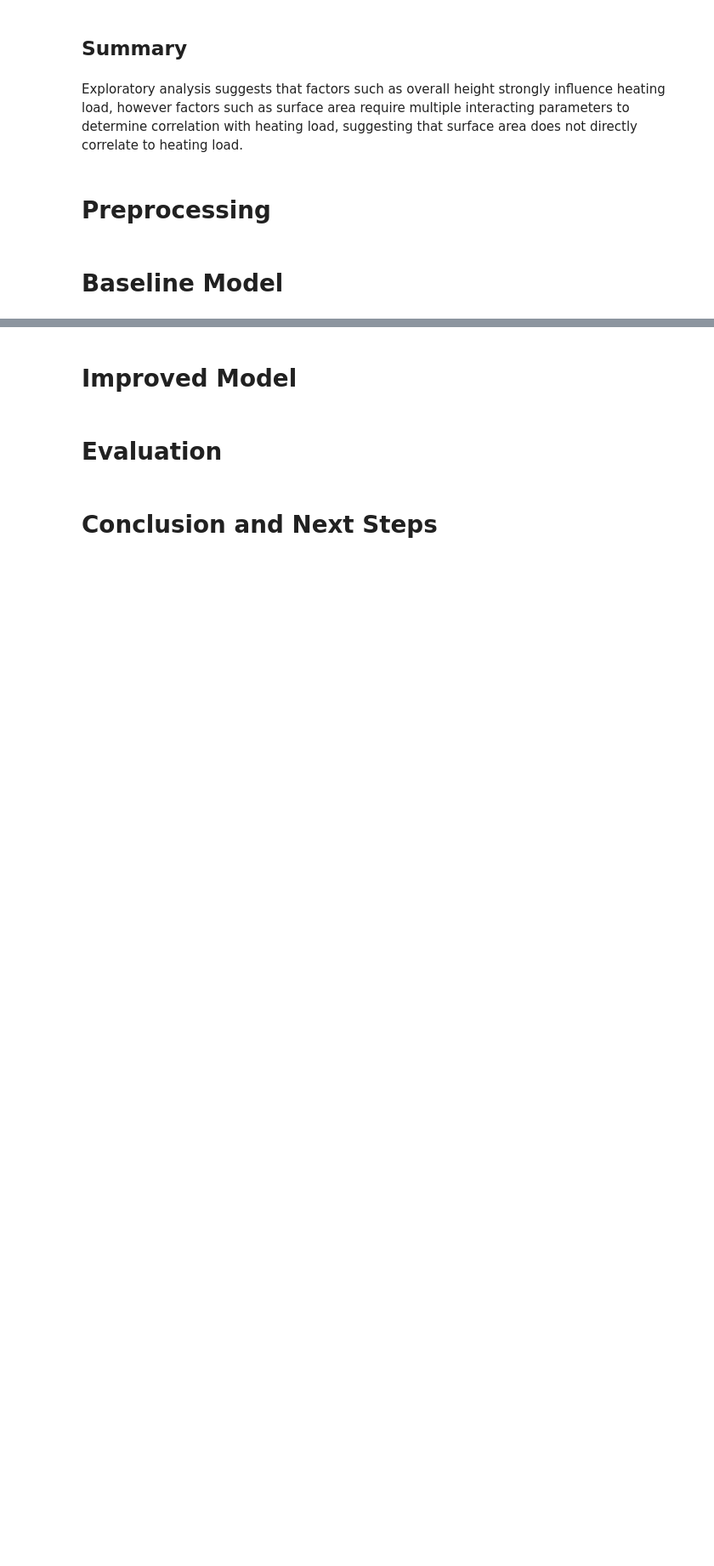
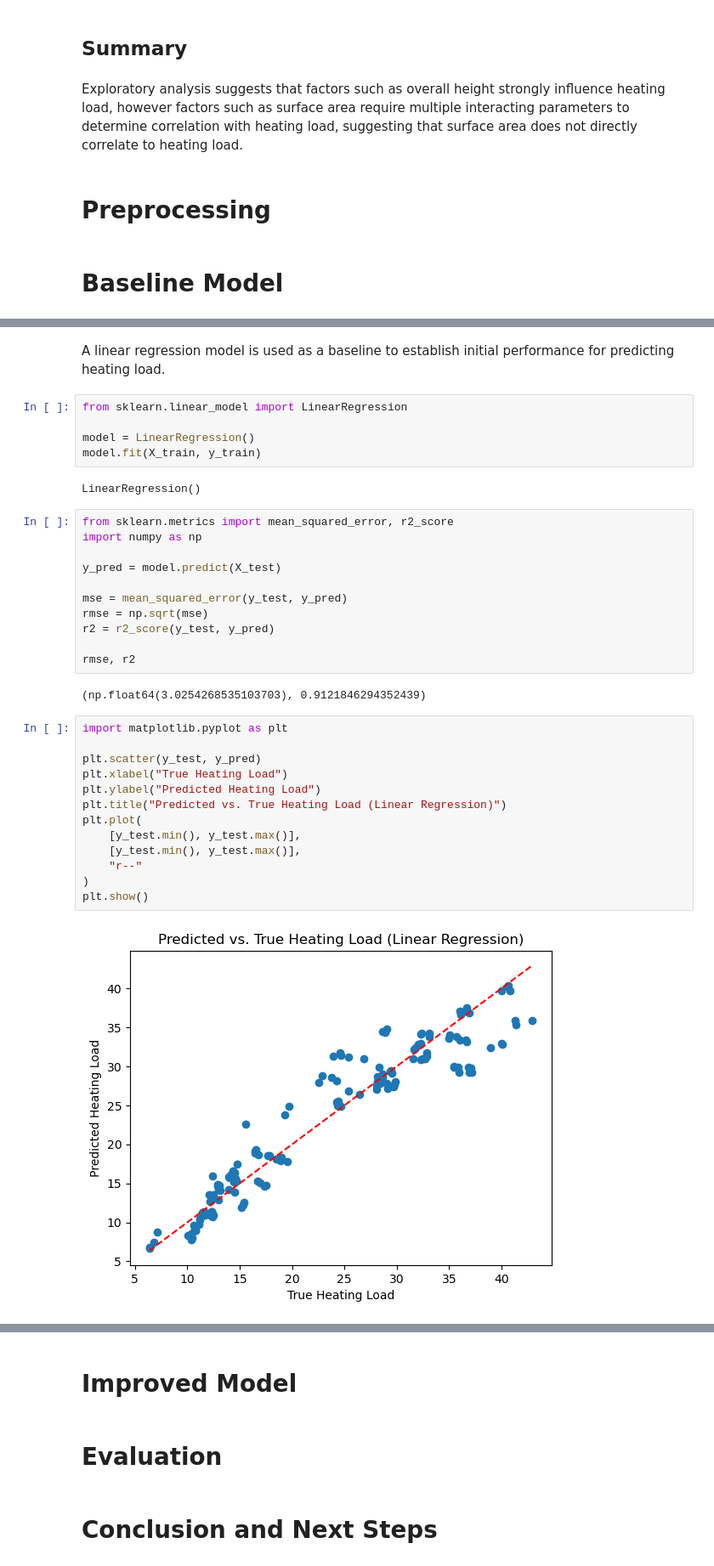
Before and after one commit to RT323/ml-mech-portfolio, a Jupyter notebook: projects/01-energy-efficiency-regression/notebooks/01_energy_efficiency_regression.ipynb, the cells around one changed output, grey strips where cells are left out. Shown: that part at 85% size. Cells and saved outputs as stored; diff of their text form; blank space fills up the shorter version.

Commit message:
Add baseline linear regression model

```diff
--- a/projects/01-energy-efficiency-regression/notebooks/01_energy_efficiency_regression.ipynb
+++ b/projects/01-energy-efficiency-regression/notebooks/01_energy_efficiency_regression.ipynb
@@ -160,0 +198,37 @@ Exploratory analysis suggests that factors such as overall height strongly influ
+# %% [markdown]
+A linear regression model is used as a baseline to establish initial performance for predicting heating load.
+# %%
+from sklearn.linear_model import LinearRegression
+
+model = LinearRegression()
+model.fit(X_train, y_train)
+# %% [output]
+LinearRegression()
+# %%
+from sklearn.metrics import mean_squared_error, r2_score
+import numpy as np
+
+y_pred = model.predict(X_test)
+
+mse = mean_squared_error(y_test, y_pred)
+rmse = np.sqrt(mse)
+r2 = r2_score(y_test, y_pred)
+
+rmse, r2
+# %% [output]
+(np.float64(3.0254268535103703), 0.9121846294352439)
+# %%
+import matplotlib.pyplot as plt
+
+plt.scatter(y_test, y_pred)
+plt.xlabel("True Heating Load")
+plt.ylabel("Predicted Heating Load")
+plt.title("Predicted vs. True Heating Load (Linear Regression)")
+plt.plot(
+    [y_test.min(), y_test.max()],
+    [y_test.min(), y_test.max()],
+    "r--"
+)
+plt.show()
+# %% [output]
+[figure, added]
```
Also changed, not shown: parts of 7 cells of this notebook.
